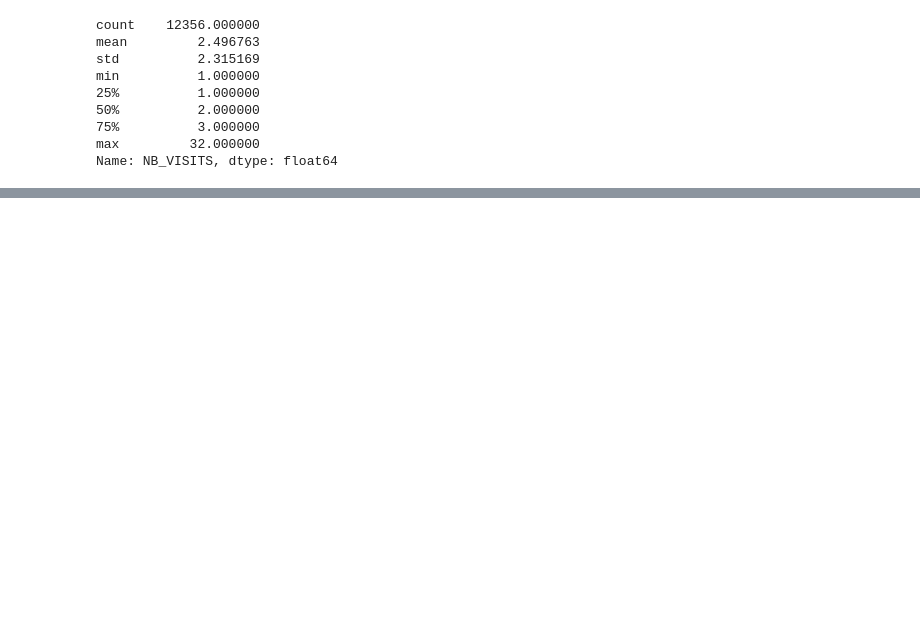
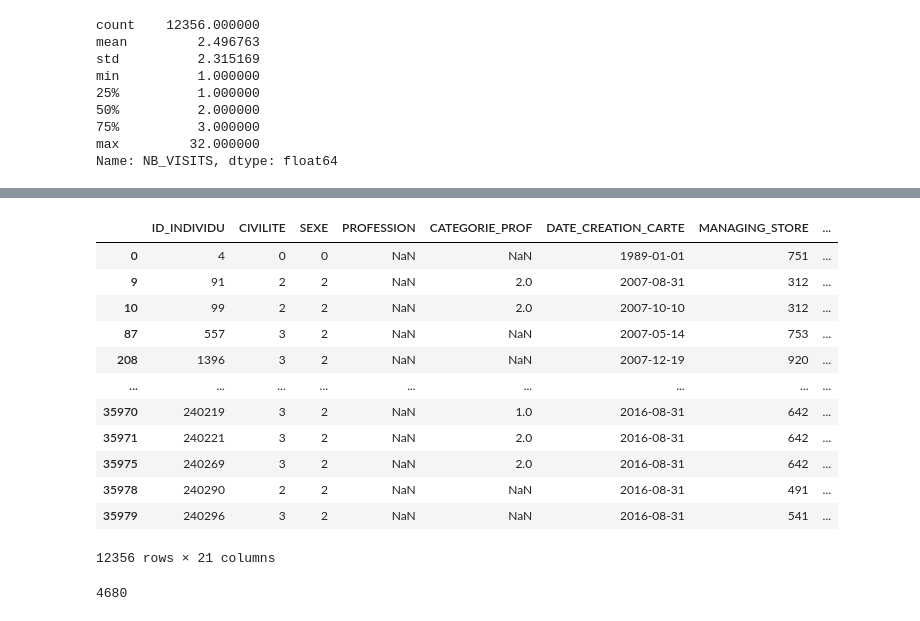
Before and after one commit to NirAndria/Project-Data-Marketing, a Jupyter notebook: Projet marketing.ipynb, the cells around one changed output, grey strips where cells are left out. Cells and saved outputs as stored; diff of their text form; code cells hidden in the pictures; blank space fills up the shorter version.

```diff
--- a/Projet marketing.ipynb
+++ b/Projet marketing.ipynb
@@ -767,0 +760,20 @@ sum(MASTER_RFM["AGE"].dropna())
+# %%
+MASTER_RFM
+# %% [output]
+|  | ID_INDIVIDU | CIVILITE | SEXE | PROFESSION | CATEGORIE_PROF | DATE_CREATION_CARTE | MANAGING_STORE | ... |
+| 0 | 4 | 0 | 0 | NaN | NaN | 1989-01-01 | 751 | ... |
+| 9 | 91 | 2 | 2 | NaN | 2.0 | 2007-08-31 | 312 | ... |
+| 10 | 99 | 2 | 2 | NaN | 2.0 | 2007-10-10 | 312 | ... |
+| 87 | 557 | 3 | 2 | NaN | NaN | 2007-05-14 | 753 | ... |
+| 208 | 1396 | 3 | 2 | NaN | NaN | 2007-12-19 | 920 | ... |
+| ... | ... | ... | ... | ... | ... | ... | ... | ... |
+| 35970 | 240219 | 3 | 2 | NaN | 1.0 | 2016-08-31 | 642 | ... |
+| 35971 | 240221 | 3 | 2 | NaN | 2.0 | 2016-08-31 | 642 | ... |
+| 35975 | 240269 | 3 | 2 | NaN | 2.0 | 2016-08-31 | 642 | ... |
+| 35978 | 240290 | 2 | 2 | NaN | NaN | 2016-08-31 | 491 | ... |
+| 35979 | 240296 | 3 | 2 | NaN | NaN | 2016-08-31 | 541 | ... |
+12356 rows × 21 columns
+# %%
+sum(MASTER_RFM["TOP_NEW"])
+# %% [output]
+4680
```
Also changed, not shown: parts of 23 cells of this notebook.
